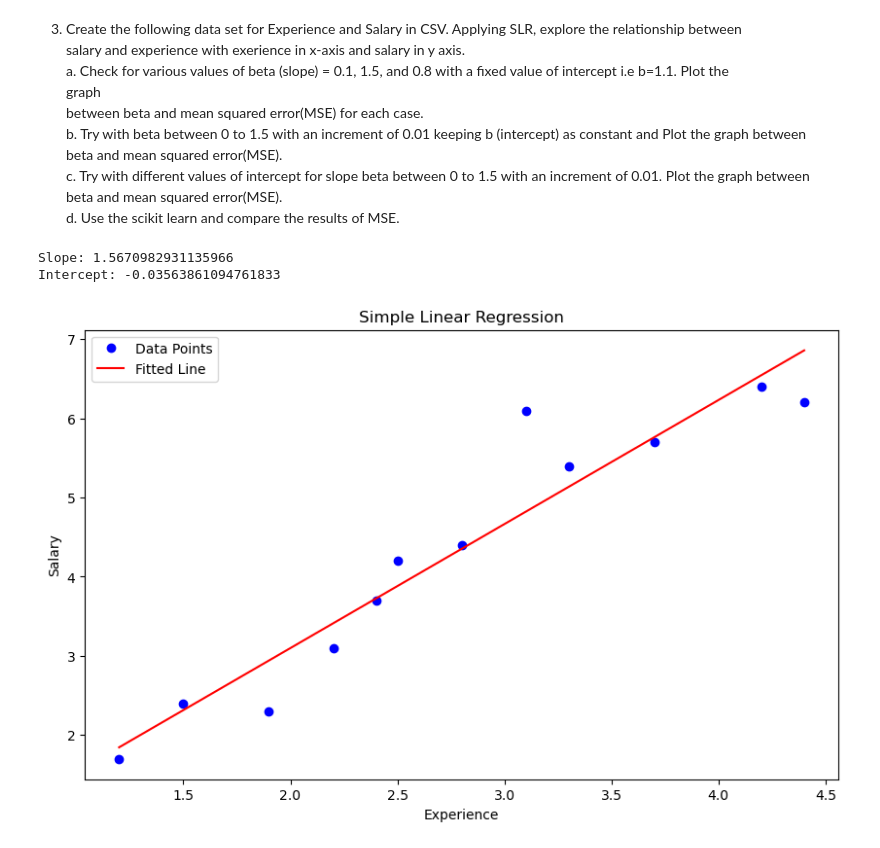
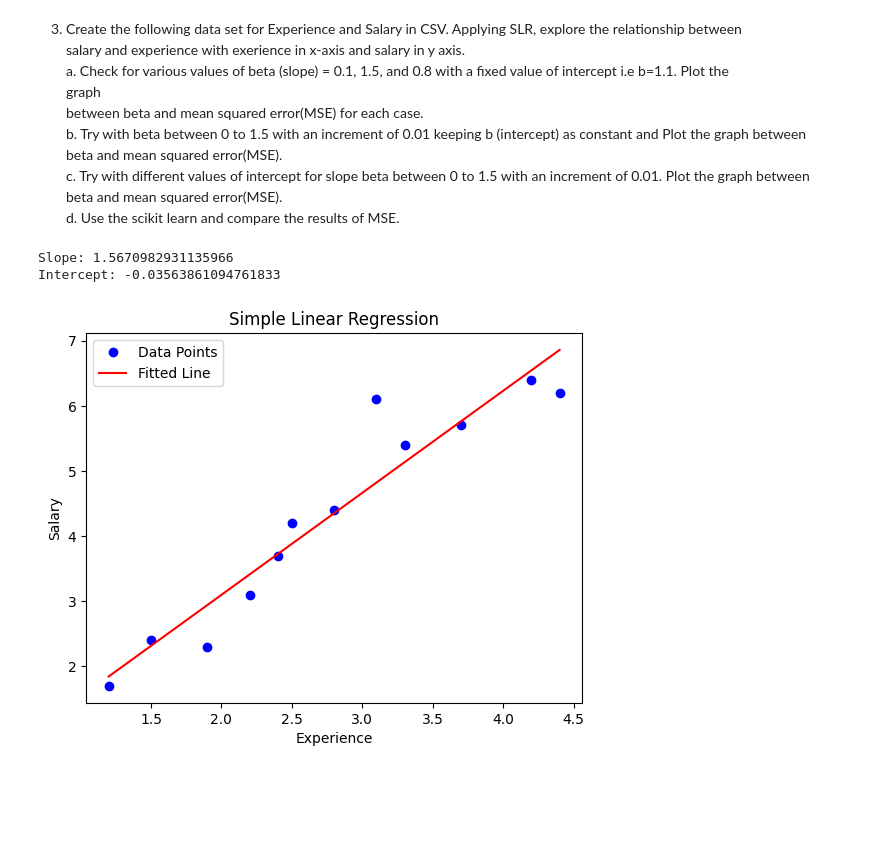
Before and after one commit to arnavjagia/5-sem-lab, a Jupyter notebook: ML/week 6 - cost functions/week6.ipynb, the cells around one changed output. Saved outputs shown, nothing was run; the diff lists cells and outputs as text; code cells hidden in the pictures; blank space fills up the shorter version.

```diff
--- a/ML/week 6 - cost functions/week6.ipynb
+++ b/ML/week 6 - cost functions/week6.ipynb
@@ -85,36 +85,36 @@ with open('data.csv', 'w') as f:
 # %%
 def slr(X, y):
     # Calculate the means of X and y
     X_mean = np.mean(X)
     y_mean = np.mean(y)
 
     # Calculate the coefficients (slope and intercept)
     num = np.sum((X - X_mean) * (y - y_mean))
     denom = np.sum((X - X_mean) ** 2)
     B1 = num / denom
     B0 = y_mean - (B1 * X_mean)
 
     # Print the coefficients
     print(f"Slope: {B1}")
     print(f"Intercept: {B0}")
 
     # Make predictions
     y_pred = B0 + B1 * X
 
     # Plot the results
-    plt.figure(figsize=(10, 6))
-    plt.plot(X, y, 'bo', label='Data Points')
-    plt.plot(X, y_pred, 'r-', label='Fitted Line')
-    plt.xlabel('Experience')
-    plt.ylabel('Salary')
-    plt.title('Simple Linear Regression')
-    plt.legend()
+    fig, ax = plt.subplots()
+    ax.plot(X, y, 'bo', label='Data Points')
+    ax.plot(X, y_pred, 'r-', label='Fitted Line')
+    ax.set_xlabel('Experience')
+    ax.set_ylabel('Salary')
+    ax.set_title('Simple Linear Regression')
+    ax.legend(loc='upper left')
     plt.show()
 
 df = pd.read_csv('data.csv')
-X, y = df['experience'].values, df['salary'].values
+X, y = df['experience'].to_numpy(), df['salary'].to_numpy()
 slr(X, y)
 # %% [output]
 Slope: 1.5670982931135966
 Intercept: -0.03563861094761833
-[figure, old version]
+[figure, new version]
```
Also changed, not shown: parts of 1 cell of this notebook, 4 other files.
